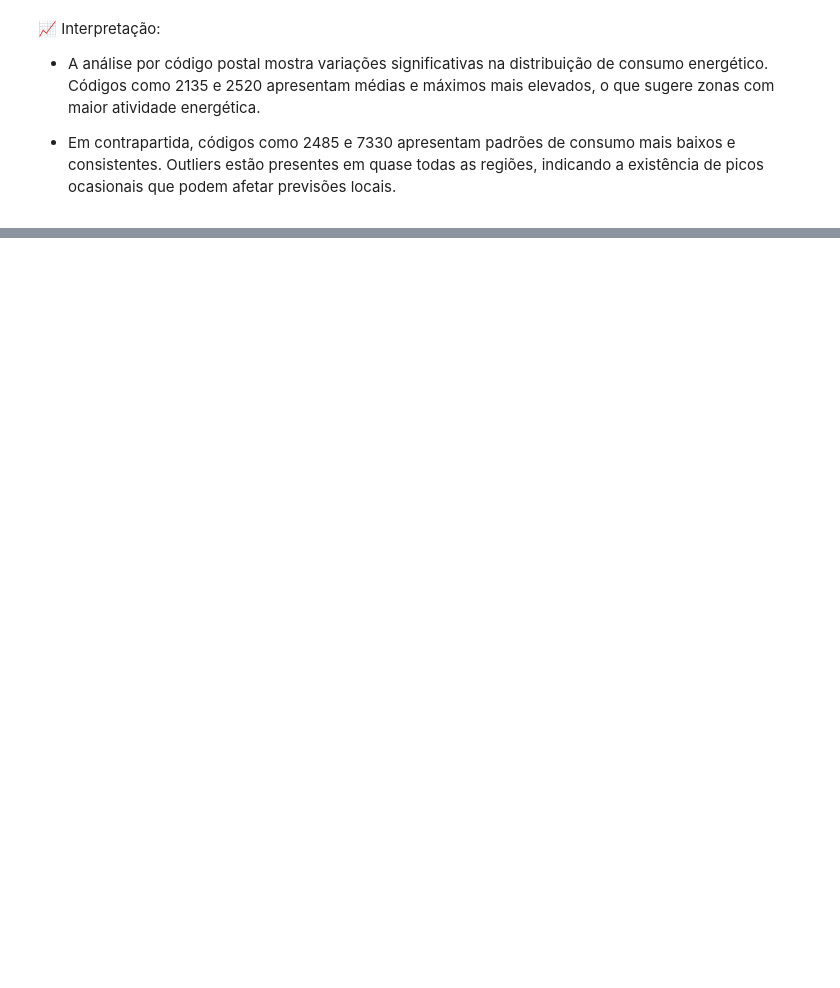
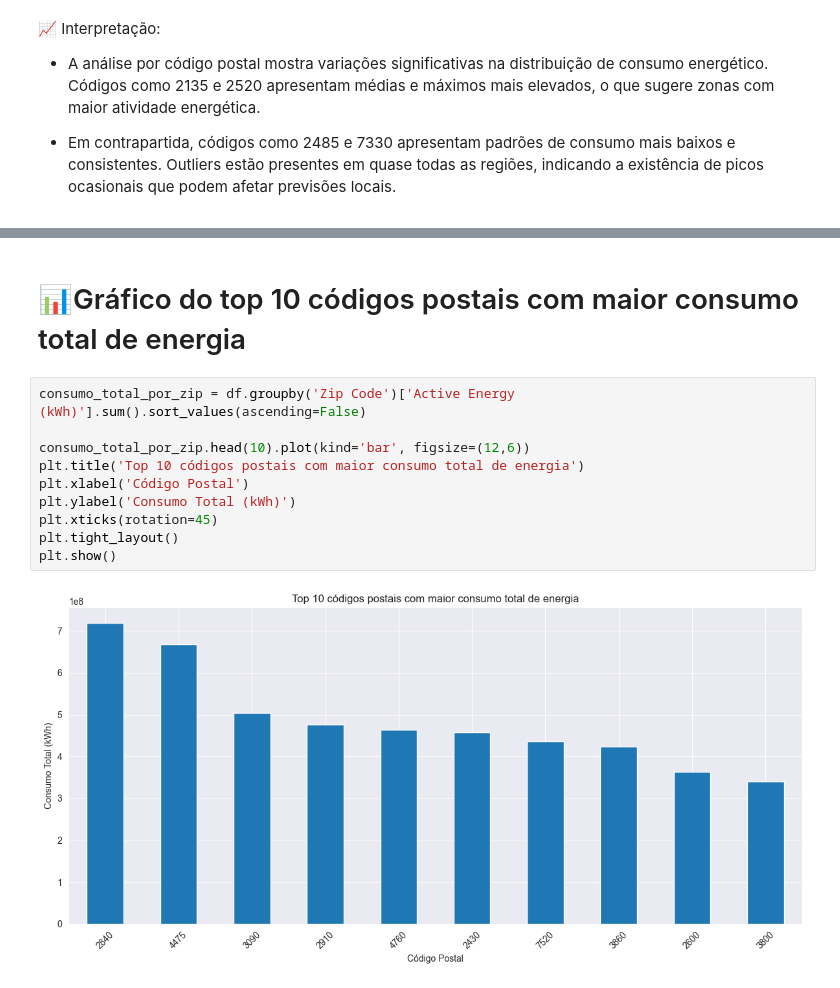
Before and after one commit to heyliceeee/previsao-do-consumo-energetico-com-ml, a Jupyter notebook: statsDataset.ipynb, the cells around one changed output, grey strips where cells are left out. Drawn from its saved outputs; the diff is of its cells as text; blank space fills up the shorter version.

```diff
--- a/statsDataset.ipynb
+++ b/statsDataset.ipynb
@@ -68,0 +101,14 @@ plt.show()
+# %% [markdown]
+# 📊Gráfico do top 10 códigos postais com maior consumo total de energia
+# %%
+consumo_total_por_zip = df.groupby('Zip Code')['Active Energy (kWh)'].sum().sort_values(ascending=False)
+
+consumo_total_por_zip.head(10).plot(kind='bar', figsize=(12,6))
+plt.title('Top 10 códigos postais com maior consumo total de energia')
+plt.xlabel('Código Postal')
+plt.ylabel('Consumo Total (kWh)')
+plt.xticks(rotation=45)
+plt.tight_layout()
+plt.show()
+# %% [output]
+[figure, added]
```
Also changed, not shown: parts of 8 cells of this notebook.
